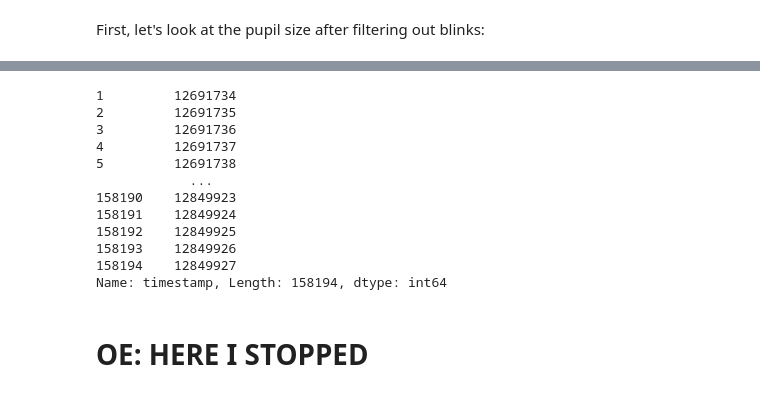
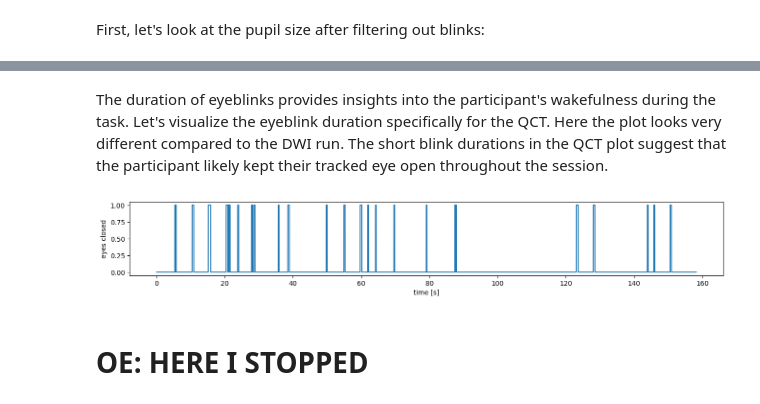
Before and after one commit to oesteban/hcph-sops, a Jupyter notebook: code/eyetracking/visualizing-and-qc-eyetrack-data.ipynb, the cells around one changed output, grey strips where cells are left out. Drawn from its saved outputs; the diff is of its cells as text; code cells hidden in the pictures.

```diff
--- a/code/eyetracking/visualizing-and-qc-eyetrack-data.ipynb
+++ b/code/eyetracking/visualizing-and-qc-eyetrack-data.ipynb
@@ -269,17 +301,15 @@ plt.ylabel("pupil area [a.u.]");
+# %% [markdown]
+The duration of eyeblinks provides insights into the participant's wakefulness during the task. Let's visualize the eyeblink duration specifically for the QCT. Here the plot looks very different compared to the DWI run. The short blink durations in the QCT plot suggest that the participant likely kept their tracked eye open throughout the session.
 # %%
-et_qct.recording.timestamp
+fig = plt.figure(figsize=(16, 2))
+plt.plot(
+    t_axis,
+    et_qct.recording["eye1_blink"].values,
+)
+
+plt.xlabel("time [s]")
+plt.ylabel("eyes closed");
 # %% [output]
-1         12691734
-2         12691735
-3         12691736
-4         12691737
-5         12691738
-            ...
-158190    12849923
-158191    12849924
-158192    12849925
-158193    12849926
-158194    12849927
-Name: timestamp, Length: 158194, dtype: int64
+[figure, added]
 # %% [markdown]
 # OE: HERE I STOPPED
```
Also changed, not shown: parts of 49 cells of this notebook, 1 other file.
